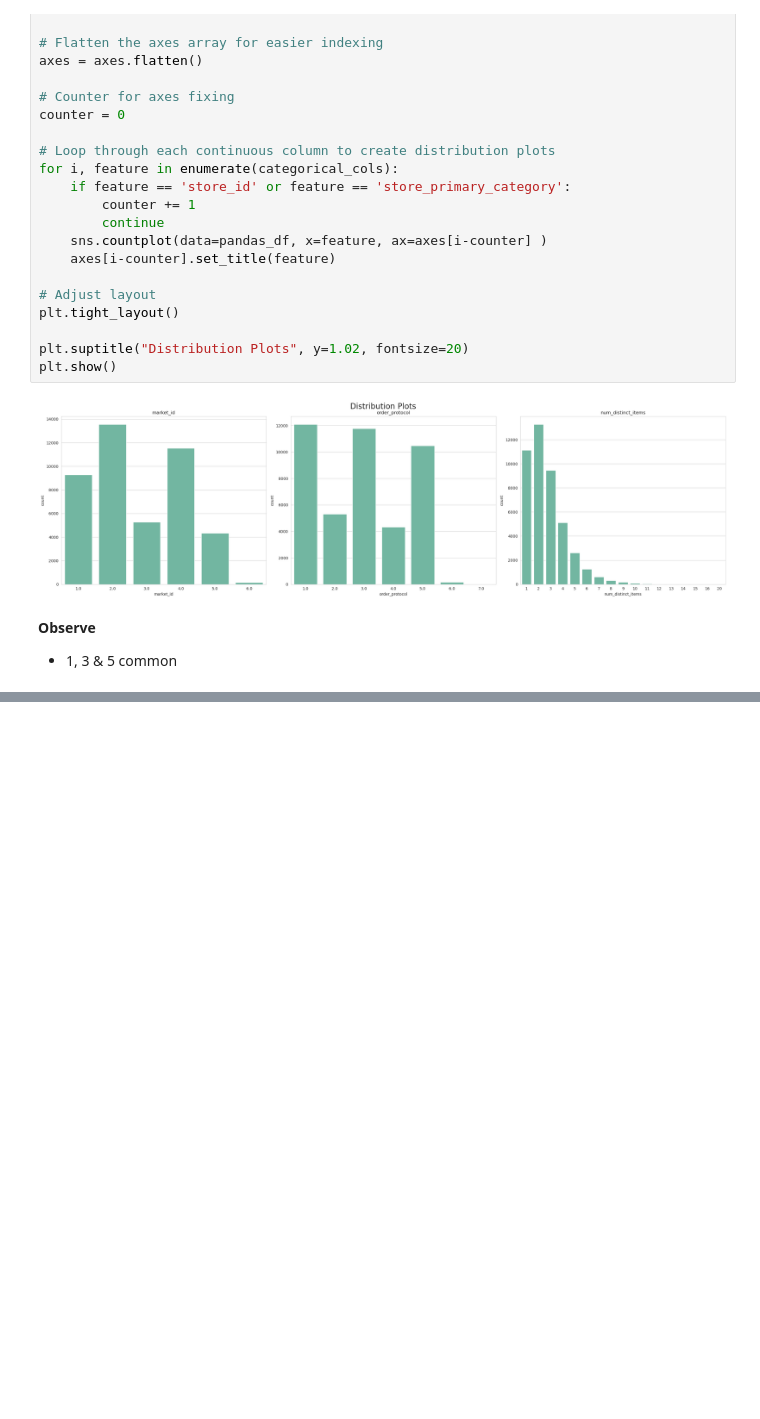
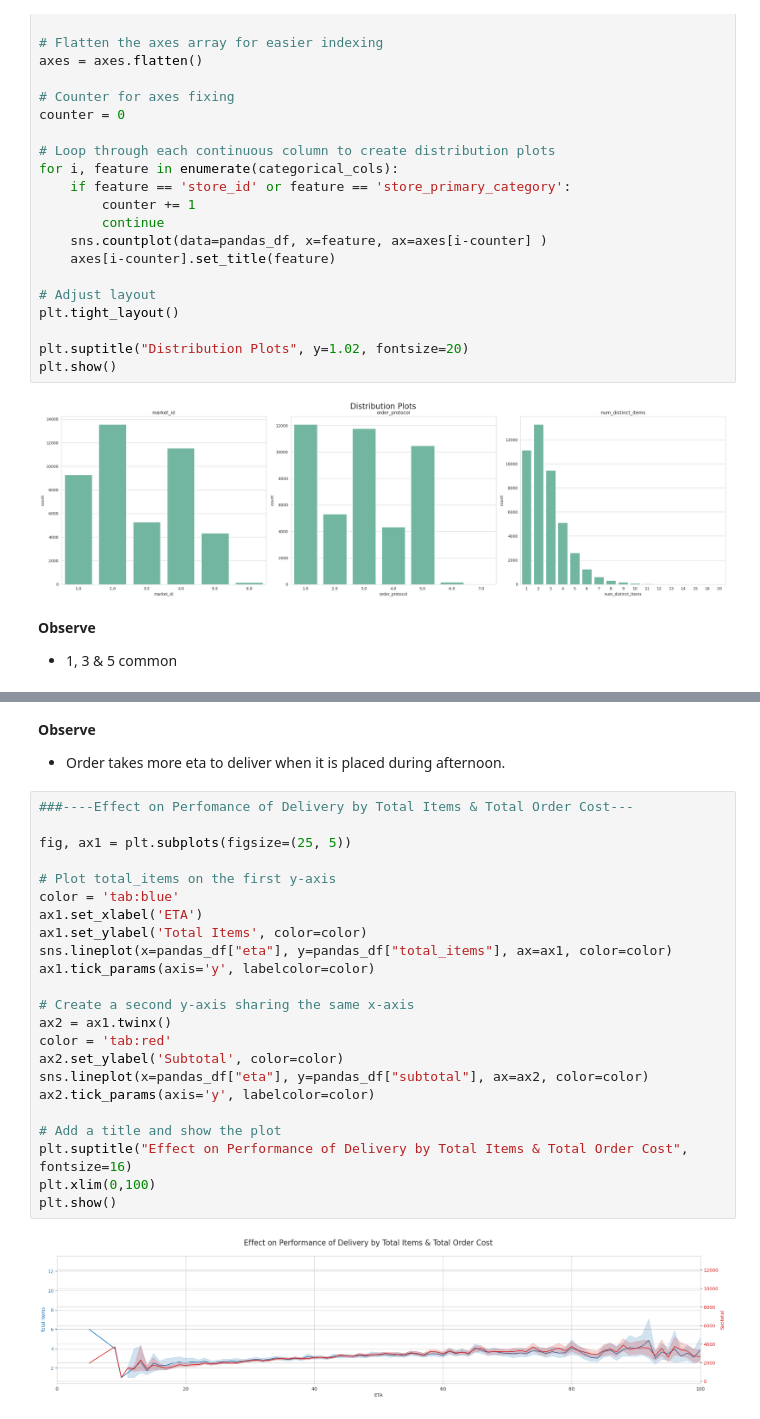
Before and after one commit to gitbharrat/delivery_time_nn, a Jupyter notebook: notebook/delivery_time_estimation.ipynb, the cells around one changed output, grey strips where cells are left out. Drawn from its saved outputs; the diff is of its cells as text; blank space fills up the shorter version.

```diff
--- a/notebook/delivery_time_estimation.ipynb
+++ b/notebook/delivery_time_estimation.ipynb
@@ -297,0 +309,28 @@ pivot_df
+# %% [markdown]
+**Observe**
+- Order takes more eta to deliver when it is placed during afternoon.
+# %%
+###----Effect on Perfomance of Delivery by Total Items & Total Order Cost---
+
+fig, ax1 = plt.subplots(figsize=(25, 5))
+
+# Plot total_items on the first y-axis
+color = 'tab:blue'
+ax1.set_xlabel('ETA')
+ax1.set_ylabel('Total Items', color=color)
+sns.lineplot(x=pandas_df["eta"], y=pandas_df["total_items"], ax=ax1, color=color)
+ax1.tick_params(axis='y', labelcolor=color)
+
+# Create a second y-axis sharing the same x-axis
+ax2 = ax1.twinx()
+color = 'tab:red'
+ax2.set_ylabel('Subtotal', color=color)
+sns.lineplot(x=pandas_df["eta"], y=pandas_df["subtotal"], ax=ax2, color=color)
+ax2.tick_params(axis='y', labelcolor=color)
+
+# Add a title and show the plot
+plt.suptitle("Effect on Performance of Delivery by Total Items & Total Order Cost", fontsize=16)
+plt.xlim(0,100)
+plt.show()
+# %% [output]
+[figure, added]
```
Also changed, not shown: parts of 19 cells of this notebook, 3 other files.
